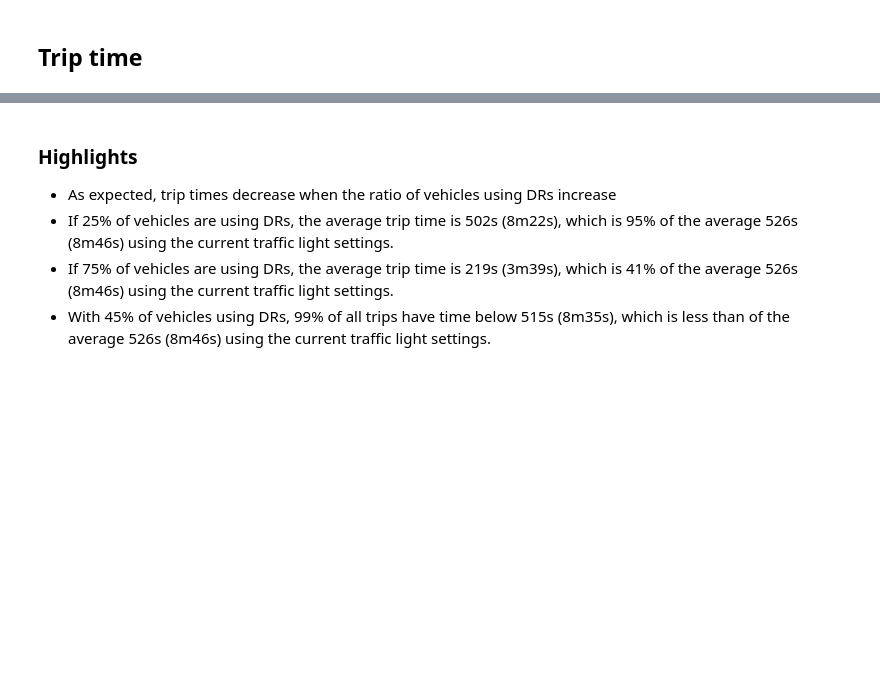
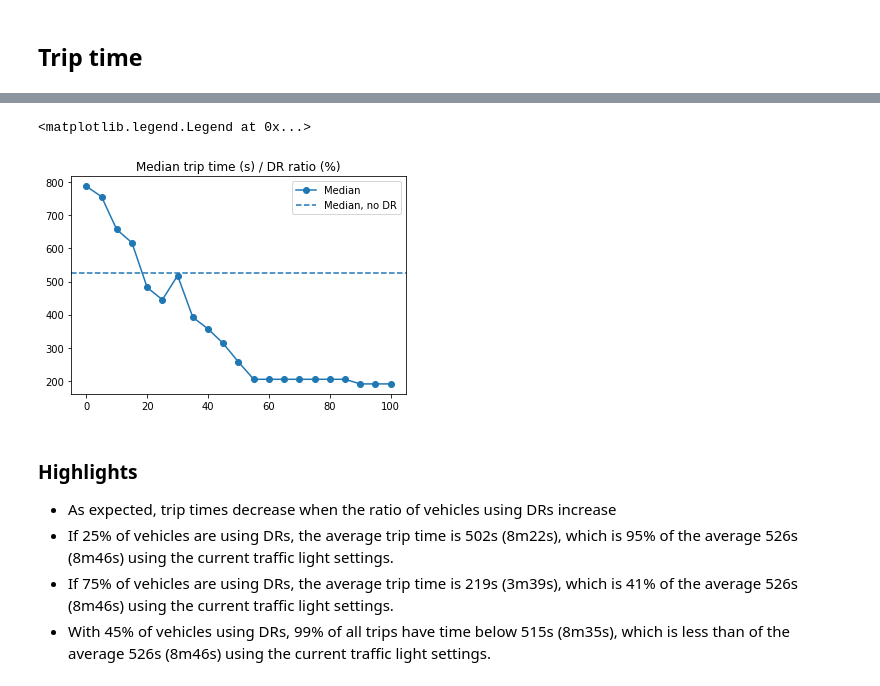
Before and after one commit to gustavocovas/interscsimulator-tools, a Jupyter notebook: events-processing/DR-Paulista-Highlights.ipynb, the cells around one changed output, grey strips where cells are left out. Saved outputs shown, nothing was run; the diff lists cells and outputs as text; code cells hidden in the pictures; blank space fills up the shorter version.

```diff
--- a/events-processing/DR-Paulista-Highlights.ipynb
+++ b/events-processing/DR-Paulista-Highlights.ipynb
@@ -97,3 +111,10 @@ time_df.T[['mean', '99%']].plot(kind='bar', title='Trip time (s) / scenario')
+# %%
+ax = time_df.T[['50%']].plot(kind='line', title='Median trip time (s) / DR ratio (%)', marker='o')
+ax.axhline(y=bench_time_stats[0]['50%'], linestyle='--')
+ax.legend(['Median', 'Median, no DR'])
+# %% [output]
+<matplotlib.legend.Legend at 0x...>
+[figure, added]
 # %% [markdown]
 ### Highlights
 
```
Also changed, not shown: parts of 8 cells of this notebook.
